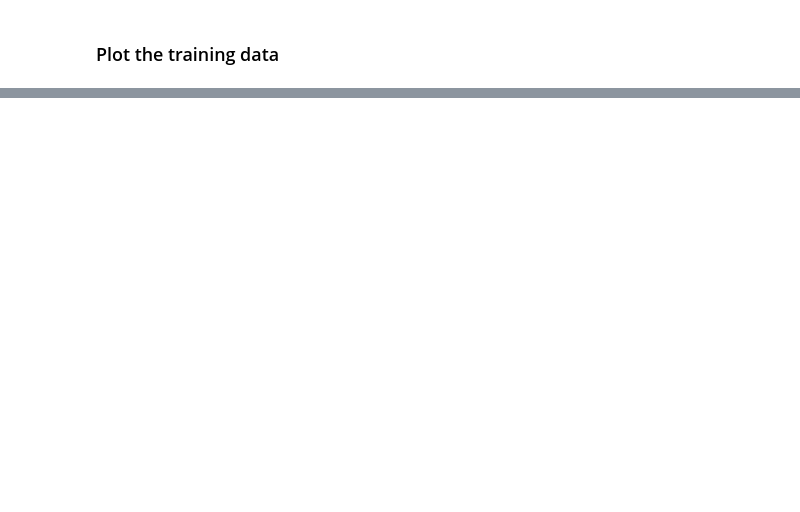
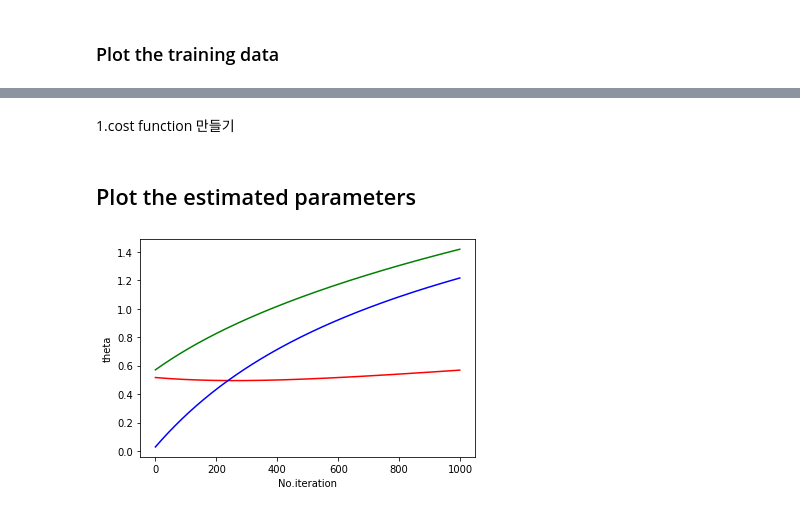
Before and after one commit to cheonginho/Machine-Learing, a Jupyter notebook: ML-Assignment05.ipynb, the cells around one changed output, grey strips where cells are left out. Cells and saved outputs as stored; diff of their text form; code cells hidden in the pictures; blank space fills up the shorter version.

Commit message:
Plot the estimated parameters

```diff
--- a/ML-Assignment05.ipynb
+++ b/ML-Assignment05.ipynb
@@ -73,0 +67,7 @@ array([78.02469282, 43.89499752, 72.90219803, 86.3085521 , 75.34437644,
+# %%
+alpha = 0.01
+iteration = 1000
+m = x.size
+#theta 랜덤 생성
+np.random.seed(101)
+theta = np.random.rand(3)
@@ -73,0 +76,43 @@ array([78.02469282, 43.89499752, 72.90219803, 86.3085521 , 75.34437644,
+# %% [markdown]
+1.cost function 만들기
+# %%
+#make sigmoid function
+m = label.size
+
+def cost(label,hx):
+    j = (1/m)*(-y.dot(np.log(hx)-((1-y).dot(np.log(1-hx)))))
+    return j
+# %%
+def gradient_descent(matrix,label,theta,iterations,alpha):
+    cost_history=[]
+    theta_history=[theta]
+    for i in range(iterations):
+        prediction = np.dot(matrix,theta)
+        sig = 1/(1+np.exp(-prediction))
+        error = sig - label
+        cost_history.append(cost(label,sig))
+        theta = theta - (alpha*(1/m)*np.dot(matrix.T,error))
+        theta_history.append(theta)
+    return theta_history, cost_history
+# %%
+theta_history,cost_history = gradient_descent(t_matrix,label,theta,iteration,alpha)
+# %% [markdown]
+## Plot the estimated parameters
+# %%
+
+theta0 =[]
+theta1 =[]
+theta2 =[]
+for i in range(iteration):
+    theta0.append(theta_history[i][0])
+    theta1.append(theta_history[i][1])
+    theta2.append(theta_history[i][2])
+
+plt.ylabel('theta')
+plt.xlabel('No.iteration')
+plt.plot(theta0,c='r')
+plt.plot(theta1,c='g')
+plt.plot(theta2,c='b')
+plt.show()
+# %% [output]
+[figure, added]
```
Also changed, not shown: parts of 7 cells of this notebook.
